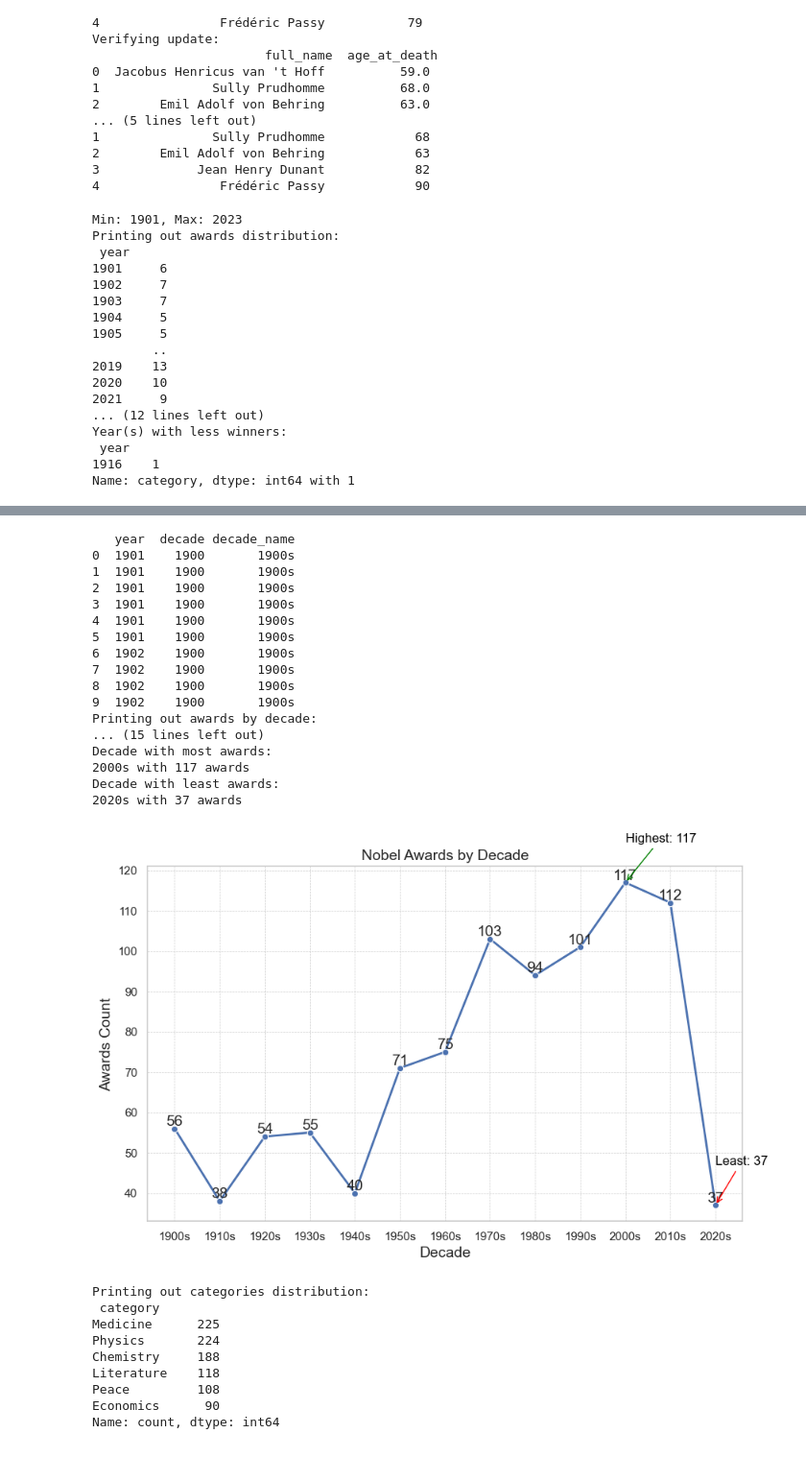
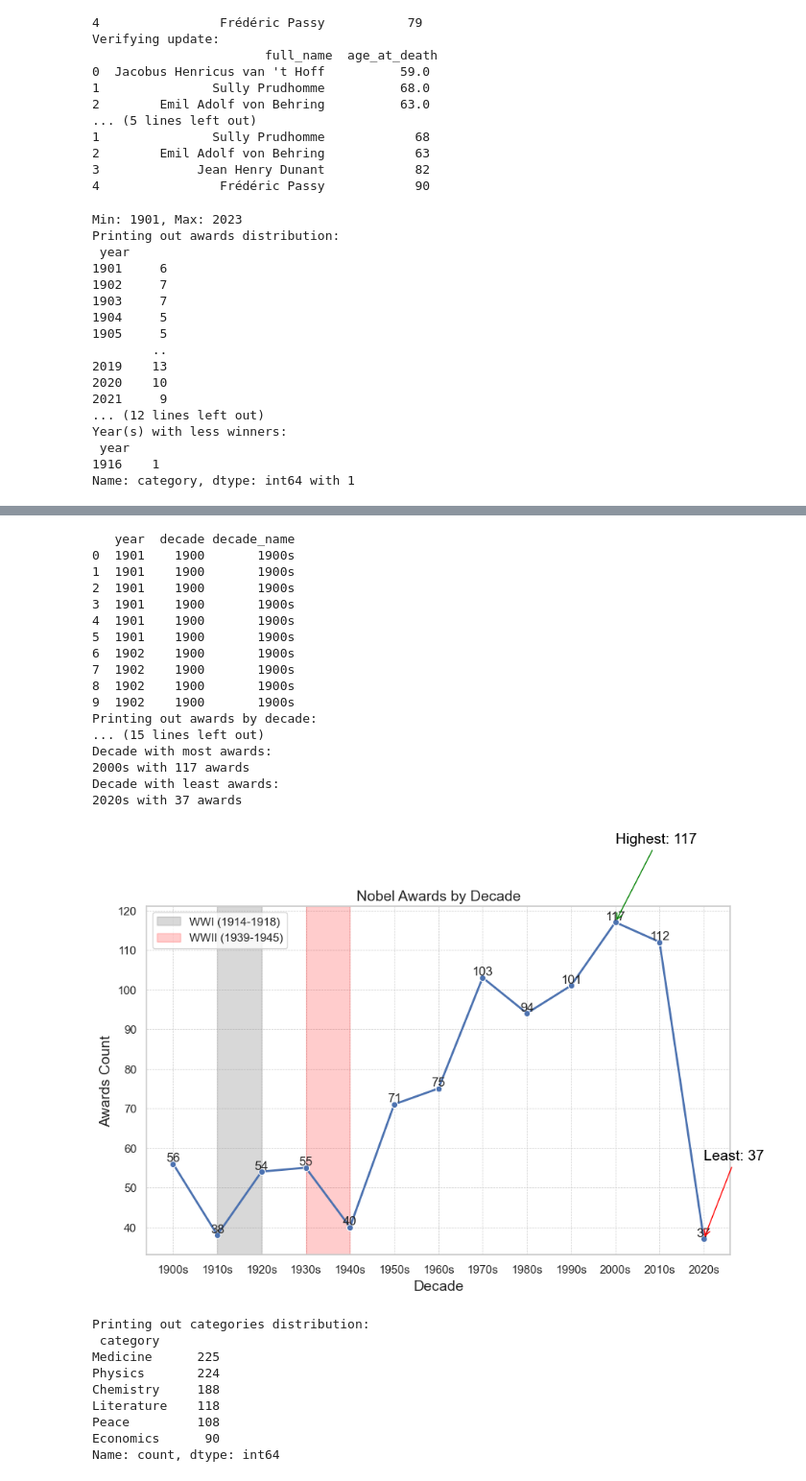
Before and after one commit to efuatutuwaa/data-driven-python, a Jupyter notebook: Data-Manipulation-with-Pandas/Visualizing-Nobel-Prize-Winners/nobel_winners.ipynb, the cells around one changed output, grey strips where cells are left out. Shown at 96% size. Cells and saved outputs as stored; diff of their text form; code cells hidden in the pictures.

Commit message:
highlighted war periods in Nobel Awards by Decade chart

```diff
--- a/Data-Manipulation-with-Pandas/Visualizing-Nobel-Prize-Winners/nobel_winners.ipynb
+++ b/Data-Manipulation-with-Pandas/Visualizing-Nobel-Prize-Winners/nobel_winners.ipynb
@@ -227,8 +227,15 @@ print(f"Decade with least awards:\n{decade_with_least_awards} with {least_awards
 # 4. Visualizing award trends over decades
 plt.figure(figsize=(10, 6))
 sns.lineplot(x=awards_by_decade.index, y=awards_by_decade.values,marker='o', linewidth=2)
+
+# # Highlight WWI (1914-1918)
+plt.axvspan('1910s','1920s', color='gray', alpha=0.3, label='WWI (1914-1918)')
+
+# Highlight WWII (1939-1945)
+plt.axvspan('1930s','1940s', color='red', alpha=0.2, label='WWII (1939-1945)')
+
 for x,y in zip(awards_by_decade.index, awards_by_decade.values):
-    plt.text(x, y, f'{y}', ha='center', va='bottom',fontsize=14)
+    plt.text(x, y, f'{y}', ha='center', va='bottom',fontsize=12)
 plt.title("Nobel Awards by Decade", fontsize=14)
 plt.xlabel("Decade", fontsize=14)
 plt.ylabel("Awards Count", fontsize=14)
@@ -237,24 +244,25 @@ plt.grid(True, linestyle='--',linewidth=0.5)
 
 #annotate the decade with the highest number of awards
 plt.annotate(
-    f"Highest: {most_awards}",
+    f"Highest: {most_awards} ",
     xy=(decade_with_most_awards, most_awards),
-    xytext=(decade_with_most_awards, most_awards +10),
+    xytext=(decade_with_most_awards, most_awards + 20),
     arrowprops=dict(arrowstyle="->",color='green'),
-    fontsize=12,
+    fontsize=14,
     color='black'
 )
 
 #annotate the decade with the least number of awards
 plt.annotate(
-    f"Least: {least_awards}",
+    f"Least: {least_awards} ",
     xy=(decade_with_least_awards, least_awards),
-    xytext=(decade_with_least_awards, least_awards +10),
+    xytext=(decade_with_least_awards, least_awards + 20),
     arrowprops=dict(arrowstyle="->",color='red'),
-    fontsize=12,
+    fontsize=14,
     color='black'
 )
 
+plt.legend(loc='upper left')
 plt.show()
 # %% [output]
 Min: 1901, Max: 2023
@@ -265,34 +273,34 @@ Printing out awards distribution:
 1903     7
 1904     5
 1905     5
         ..
 2019    13
 2020    10
 2021     9
 ... (12 lines left out)
 Year(s) with less winners:
  year
 1916    1
 Name: category, dtype: int64 with 1
 [figure]
    year  decade decade_name
 0  1901    1900       1900s
 1  1901    1900       1900s
 2  1901    1900       1900s
 3  1901    1900       1900s
 4  1901    1900       1900s
 5  1901    1900       1900s
 6  1902    1900       1900s
 7  1902    1900       1900s
 8  1902    1900       1900s
 9  1902    1900       1900s
 Printing out awards by decade:
 ... (15 lines left out)
 Decade with most awards:
 2000s with 117 awards
 Decade with least awards:
 2020s with 37 awards
-[figure, old version]
+[figure, new version]
 # %%
 # Nobel Prize Categories:
 # 1. Trends by categories
```
